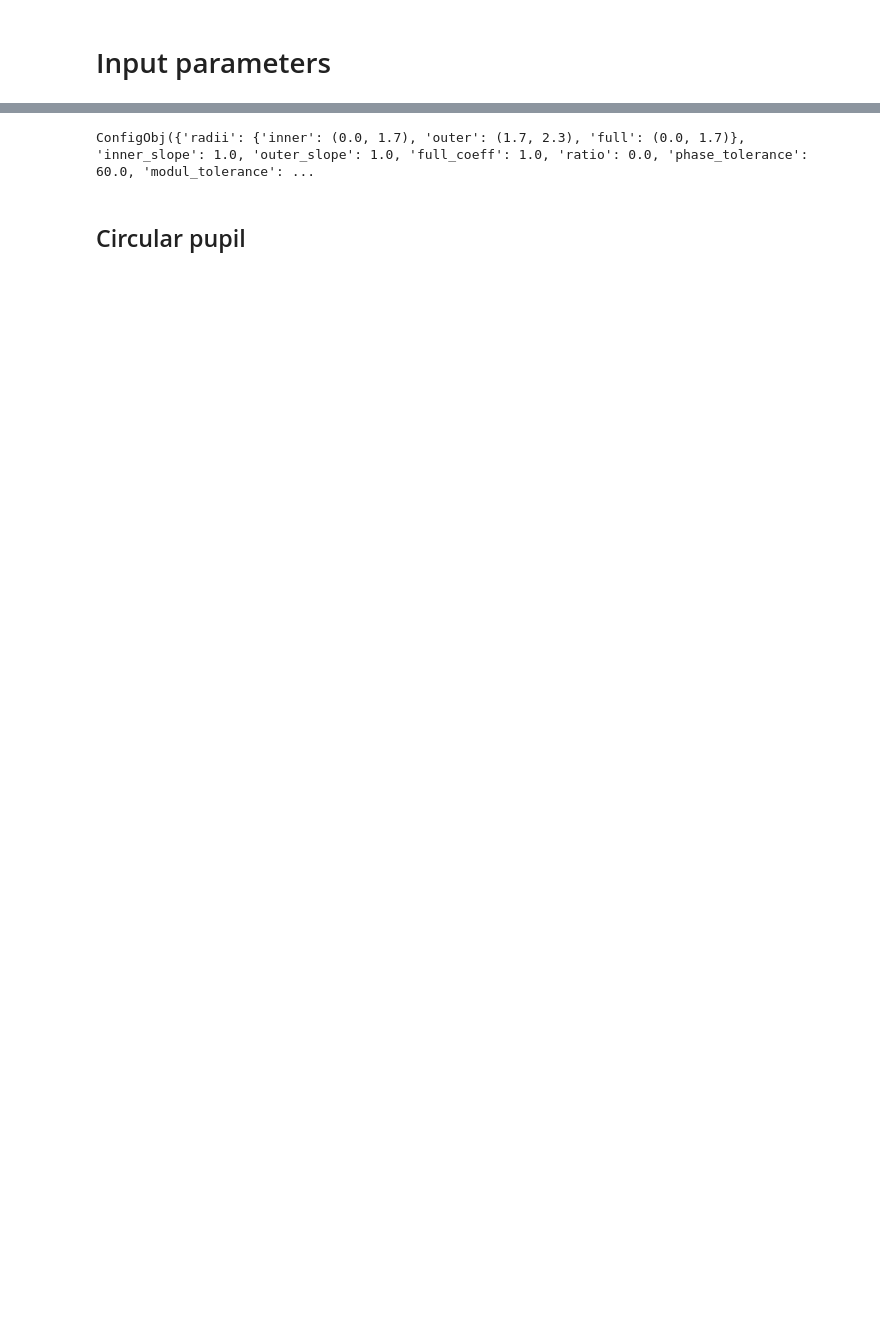
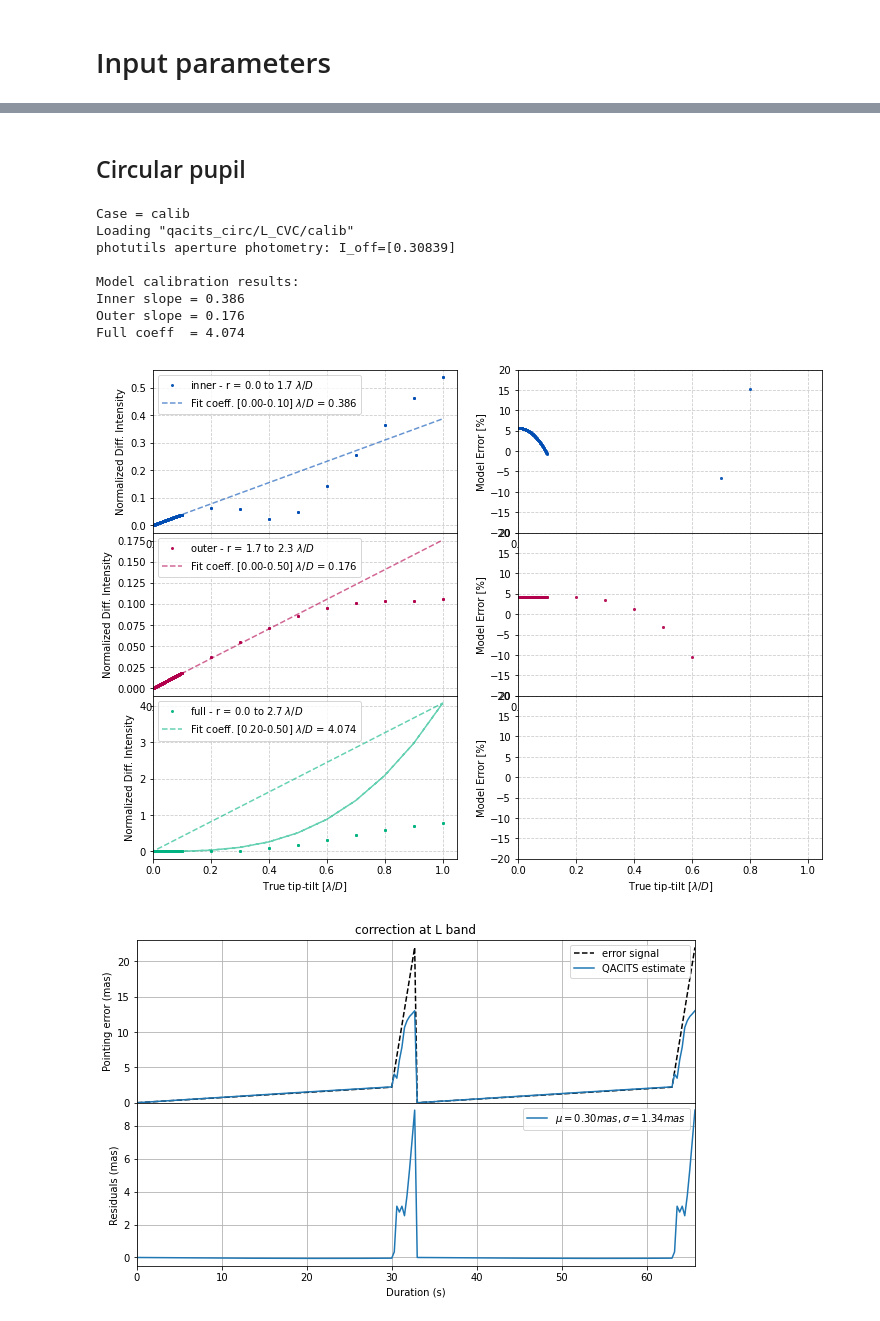
Before and after one commit to vortex-exoplanet/HEEPS, a Jupyter notebook: tools/qacits/qacits_psfs.ipynb, the cells around one changed output, grey strips where cells are left out. Cells and saved outputs as stored; diff of their text form; code cells hidden in the pictures; blank space fills up the shorter version.

```diff
--- a/tools/qacits/qacits_psfs.ipynb
+++ b/tools/qacits/qacits_psfs.ipynb
@@ -51,11 +60,6 @@ mags = [ 6  7  8  9 10 11]
 dits = [1.e-06 1.e-02 1.e-01]
 linear drift = 110 points in each direction
 [figure]
-# %%
-param_file = os.path.join(conf['dir_input'], qacits_model)
-ConfigObj(param_file, unrepr=True)
-# %% [output]
-ConfigObj({'radii': {'inner': (0.0, 1.7), 'outer': (1.7, 2.3), 'full': (0.0, 1.7)}, 'inner_slope': 1.0, 'outer_slope': 1.0, 'full_coeff': 1.0, 'ratio': 0.0, 'phase_tolerance': 60.0, 'modul_tolerance': ...
 # %%
 rstar_catalog = {'alphaCen': 4.26, # mas
                  'pi1Gru': 9.18, # mas
@@ -282,3 +209,17 @@ def plot_rms_mag(conf, psf, psfs, tt_lamD):
         print('')
 # %% [markdown]
 ## Circular pupil
+# %%
+conf, psf, psfs, tt_lamD = create_psfs('L', 'CVC', [0.0291, 0.08, 0.0317], pupil_shape='circ')
+circ_params = calib_qacits_params(default_params, conf, psf, psfs, tt_lamD, model_calibration=True)
+# %% [output]
+Case = calib
+Loading "qacits_circ/L_CVC/calib"
+photutils aperture photometry: I_off=[0.30839]
+
+Model calibration results:
+Inner slope = 0.386
+Outer slope = 0.176
+Full coeff  = 4.074
+[figure, added]
+[figure, added]
```
Also changed, not shown: parts of 15 cells of this notebook, 3 other files.
